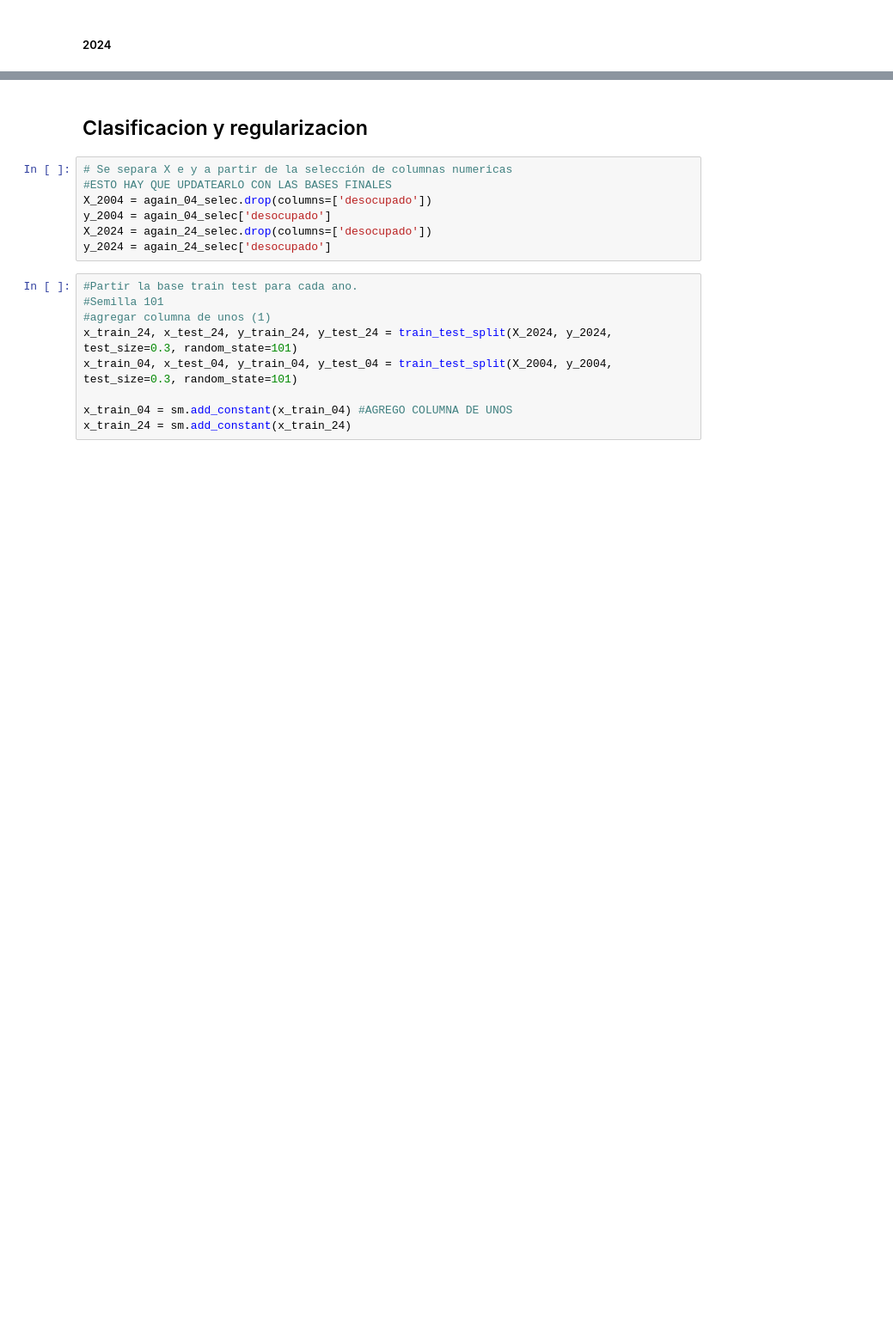
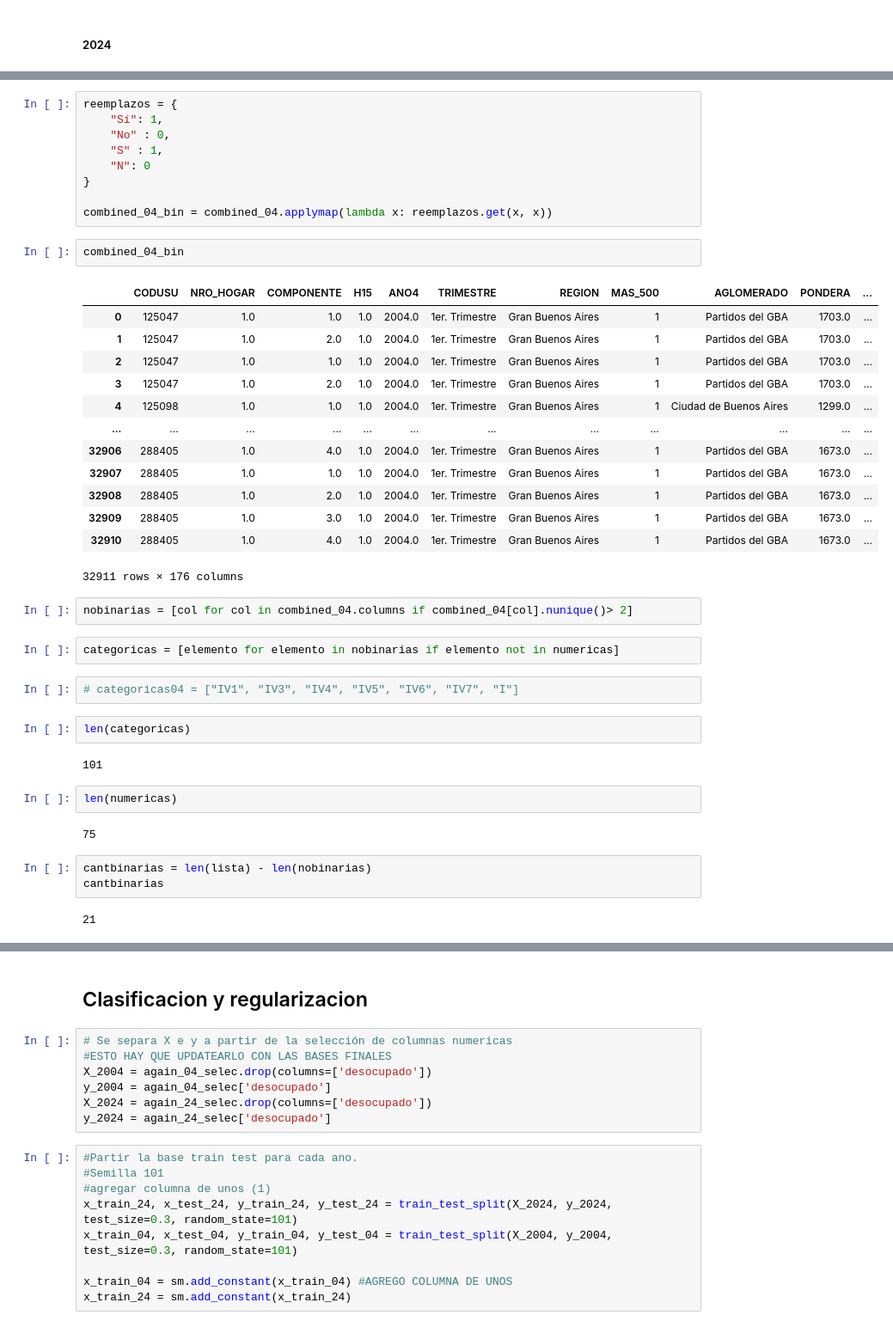
Before and after one commit to maggiecobb/CC408-T1-5, a Jupyter notebook: TP 4/TP 4.ipynb, the cells around one changed output, grey strips where cells are left out. Shown at 86% size. Cells and saved outputs as stored; diff of their text form; blank space fills up the shorter version.

```diff
--- a/TP 4/TP 4.ipynb
+++ b/TP 4/TP 4.ipynb
@@ -396,0 +428,44 @@ for item in numericas:
+# %%
+reemplazos = {
+    "Sí": 1,
+    "No" : 0,
+    "S" : 1,
+    "N": 0
+}
+
+combined_04_bin = combined_04.applymap(lambda x: reemplazos.get(x, x))
+# %%
+combined_04_bin
+# %% [output]
+|  | CODUSU | NRO_HOGAR | COMPONENTE | H15 | ANO4 | TRIMESTRE | REGION | MAS_500 | AGLOMERADO | PONDERA | ... |
+| 0 | 125047 | 1.0 | 1.0 | 1.0 | 2004.0 | 1er. Trimestre | Gran Buenos Aires | 1 | Partidos del GBA | 1703.0 | ... |
+| 1 | 125047 | 1.0 | 2.0 | 1.0 | 2004.0 | 1er. Trimestre | Gran Buenos Aires | 1 | Partidos del GBA | 1703.0 | ... |
+| 2 | 125047 | 1.0 | 1.0 | 1.0 | 2004.0 | 1er. Trimestre | Gran Buenos Aires | 1 | Partidos del GBA | 1703.0 | ... |
+| 3 | 125047 | 1.0 | 2.0 | 1.0 | 2004.0 | 1er. Trimestre | Gran Buenos Aires | 1 | Partidos del GBA | 1703.0 | ... |
+| 4 | 125098 | 1.0 | 1.0 | 1.0 | 2004.0 | 1er. Trimestre | Gran Buenos Aires | 1 | Ciudad de Buenos Aires | 1299.0 | ... |
+| ... | ... | ... | ... | ... | ... | ... | ... | ... | ... | ... | ... |
+| 32906 | 288405 | 1.0 | 4.0 | 1.0 | 2004.0 | 1er. Trimestre | Gran Buenos Aires | 1 | Partidos del GBA | 1673.0 | ... |
+| 32907 | 288405 | 1.0 | 1.0 | 1.0 | 2004.0 | 1er. Trimestre | Gran Buenos Aires | 1 | Partidos del GBA | 1673.0 | ... |
+| 32908 | 288405 | 1.0 | 2.0 | 1.0 | 2004.0 | 1er. Trimestre | Gran Buenos Aires | 1 | Partidos del GBA | 1673.0 | ... |
+| 32909 | 288405 | 1.0 | 3.0 | 1.0 | 2004.0 | 1er. Trimestre | Gran Buenos Aires | 1 | Partidos del GBA | 1673.0 | ... |
+| 32910 | 288405 | 1.0 | 4.0 | 1.0 | 2004.0 | 1er. Trimestre | Gran Buenos Aires | 1 | Partidos del GBA | 1673.0 | ... |
+32911 rows × 176 columns
+# %%
+nobinarias = [col for col in combined_04.columns if combined_04[col].nunique()> 2]
+# %%
+categoricas = [elemento for elemento in nobinarias if elemento not in numericas]
+# %%
+# categoricas04 = ["IV1", "IV3", "IV4", "IV5", "IV6", "IV7", "I"]
+# %%
+len(categoricas)
+# %% [output]
+101
+# %%
+len(numericas)
+# %% [output]
+75
+# %%
+cantbinarias = len(lista) - len(nobinarias)
+cantbinarias
+# %% [output]
+21
```
Also changed, not shown: parts of 7 cells of this notebook.
